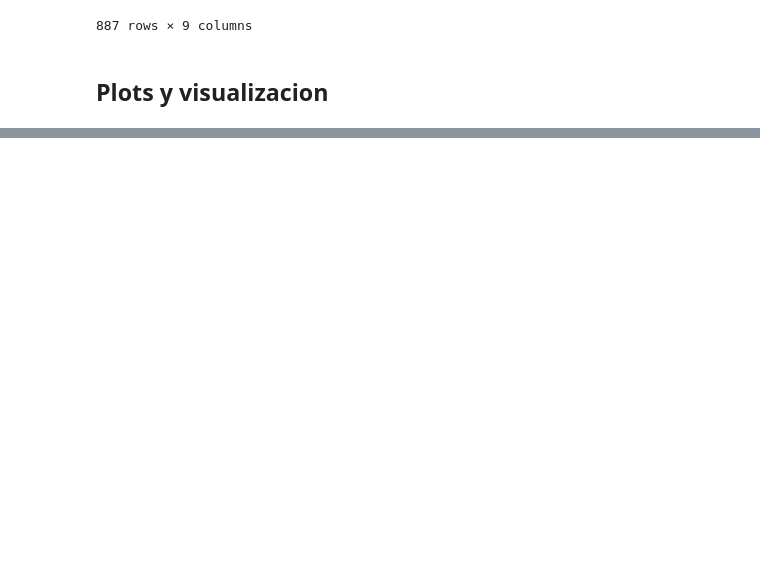
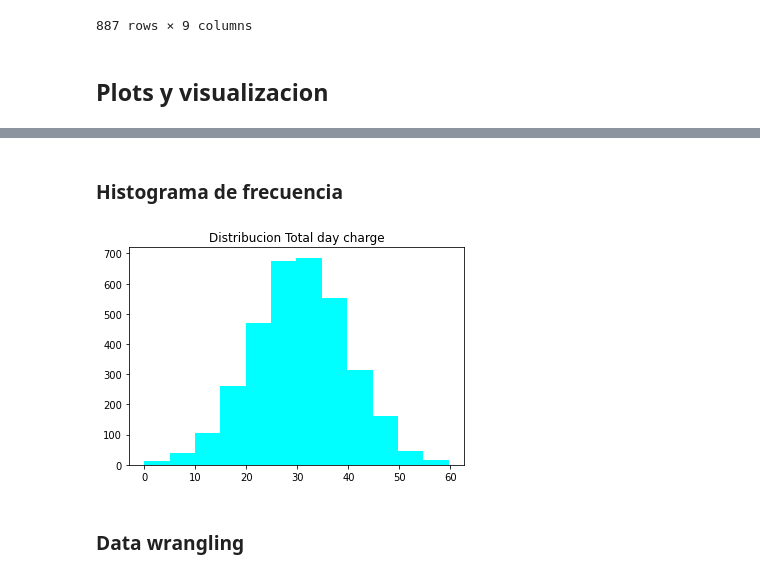
Before and after one commit to gonzalo71/TestGit, a Jupyter notebook: Udemy_visualizacion.ipynb, the cells around one changed output, grey strips where cells are left out. Drawn from its saved outputs; the diff is of its cells as text; code cells hidden in the pictures; blank space fills up the shorter version.

```diff
--- a/Udemy_visualizacion.ipynb
+++ b/Udemy_visualizacion.ipynb
@@ -62,0 +87,11 @@ data1.head(3)
+# %% [markdown]
+### Histograma de frecuencia
+# %%
+bins =int(1 + np.log2(len(data1["Total day charge"])))
+plt.hist(data1["Total day charge"], bins=bins, color="cyan")
+plt.title("Distribucion Total day charge")
+plt.show()
+# %% [output]
+[figure, added]
+# %% [markdown]
+### Data wrangling
```
Also changed, not shown: parts of 4 cells of this notebook, 1 other file.
